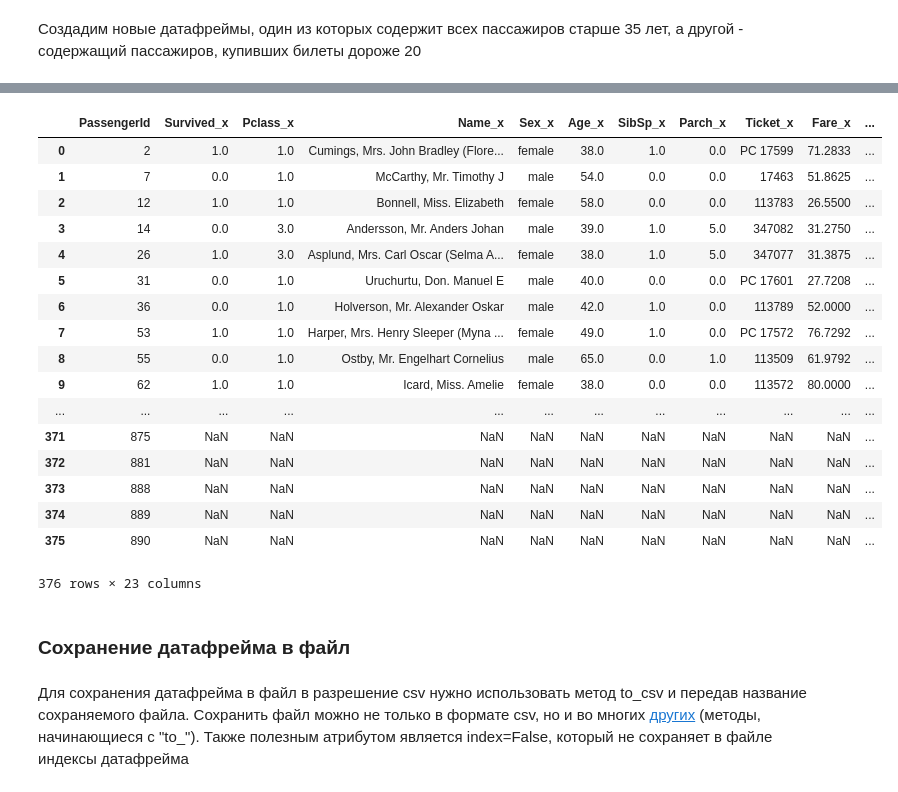
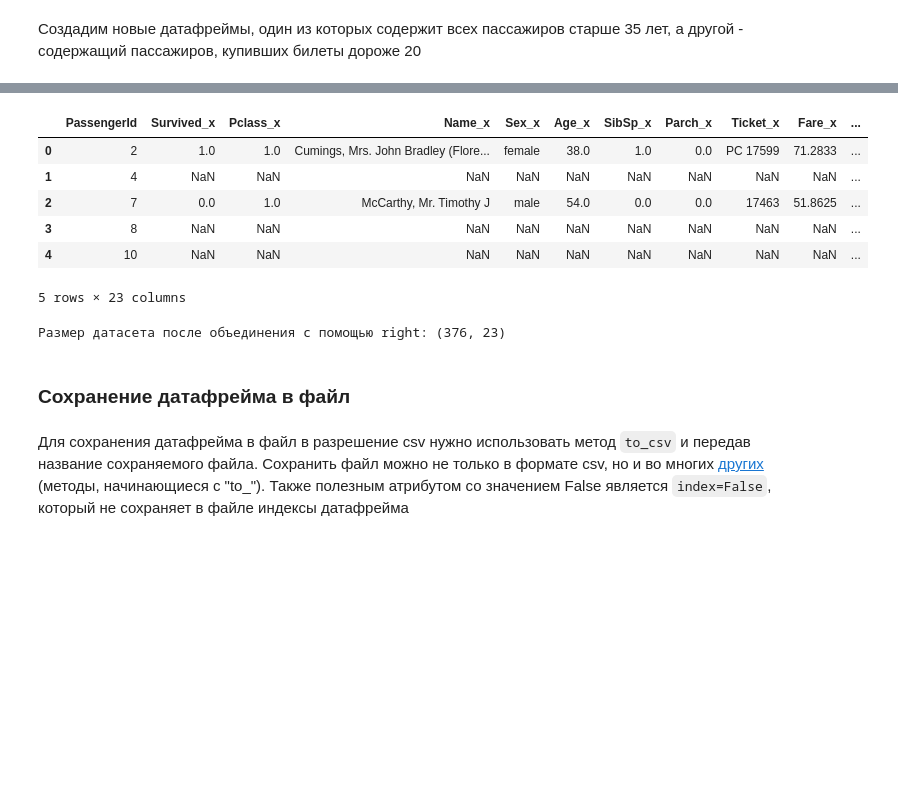
Before and after one commit to Kereat/Notes, a Jupyter notebook: 2. Введение в Pandas/Pandas.ipynb, the cells around one changed output, grey strips where cells are left out. Saved outputs shown, nothing was run; the diff lists cells and outputs as text; code cells hidden in the pictures; blank space fills up the shorter version.

```diff
--- a/2. Введение в Pandas/Pandas.ipynb
+++ b/2. Введение в Pandas/Pandas.ipynb
@@ -14,3 +88,3 @@ import numpy as np
 # %%
-df = pd.read_csv('train.csv')
+df = pd.read_csv('../Data/Titanic/train.csv')
 # %% [markdown]
@@ -947,6 +864,6 @@ df
 # %%
-df = df.assign(TestColumn1 = '123', TestColumn2 = '456')
-df
+df = df.assign(TestColumn1=df['Fare']*3, TestColumn2=df['Age']*2)
+df.head()
 # %% [output]
 |  | PassengerId | Survived | Pclass | Name | Sex | Age | SibSp | Parch | Ticket | Fare | ... |
 | 0 | 1 | 0 | 3 | Braund, Mr. Owen Harris | male | 22.0 | 1 | 0 | A/5 21171 | 7.2500 | ... |
@@ -1410,27 +1150,20 @@ Right
 # %%
-df_age.merge(df_fare, on='PassengerId', how='right')
+df_age.merge(df_fare, on='PassengerId', how='right').head()
 # %% [output]
 |  | PassengerId | Survived_x | Pclass_x | Name_x | Sex_x | Age_x | SibSp_x | Parch_x | Ticket_x | Fare_x | ... |
 | 0 | 2 | 1.0 | 1.0 | Cumings, Mrs. John Bradley (Flore... | female | 38.0 | 1.0 | 0.0 | PC 17599 | 71.2833 | ... |
-| 1 | 7 | 0.0 | 1.0 | McCarthy, Mr. Timothy J | male | 54.0 | 0.0 | 0.0 | 17463 | 51.8625 | ... |
-| 2 | 12 | 1.0 | 1.0 | Bonnell, Miss. Elizabeth | female | 58.0 | 0.0 | 0.0 | 113783 | 26.5500 | ... |
-| 3 | 14 | 0.0 | 3.0 | Andersson, Mr. Anders Johan | male | 39.0 | 1.0 | 5.0 | 347082 | 31.2750 | ... |
-| 4 | 26 | 1.0 | 3.0 | Asplund, Mrs. Carl Oscar (Selma A... | female | 38.0 | 1.0 | 5.0 | 347077 | 31.3875 | ... |
-| 5 | 31 | 0.0 | 1.0 | Uruchurtu, Don. Manuel E | male | 40.0 | 0.0 | 0.0 | PC 17601 | 27.7208 | ... |
-| 6 | 36 | 0.0 | 1.0 | Holverson, Mr. Alexander Oskar | male | 42.0 | 1.0 | 0.0 | 113789 | 52.0000 | ... |
-| 7 | 53 | 1.0 | 1.0 | Harper, Mrs. Henry Sleeper (Myna ... | female | 49.0 | 1.0 | 0.0 | PC 17572 | 76.7292 | ... |
-| 8 | 55 | 0.0 | 1.0 | Ostby, Mr. Engelhart Cornelius | male | 65.0 | 0.0 | 1.0 | 113509 | 61.9792 | ... |
-| 9 | 62 | 1.0 | 1.0 | Icard, Miss. Amelie | female | 38.0 | 0.0 | 0.0 | 113572 | 80.0000 | ... |
-| ... | ... | ... | ... | ... | ... | ... | ... | ... | ... | ... | ... |
-| 371 | 875 | NaN | NaN | NaN | NaN | NaN | NaN | NaN | NaN | NaN | ... |
-| 372 | 881 | NaN | NaN | NaN | NaN | NaN | NaN | NaN | NaN | NaN | ... |
-| 373 | 888 | NaN | NaN | NaN | NaN | NaN | NaN | NaN | NaN | NaN | ... |
-| 374 | 889 | NaN | NaN | NaN | NaN | NaN | NaN | NaN | NaN | NaN | ... |
-| 375 | 890 | NaN | NaN | NaN | NaN | NaN | NaN | NaN | NaN | NaN | ... |
+| 1 | 4 | NaN | NaN | NaN | NaN | NaN | NaN | NaN | NaN | NaN | ... |
+| 2 | 7 | 0.0 | 1.0 | McCarthy, Mr. Timothy J | male | 54.0 | 0.0 | 0.0 | 17463 | 51.8625 | ... |
+| 3 | 8 | NaN | NaN | NaN | NaN | NaN | NaN | NaN | NaN | NaN | ... |
+| 4 | 10 | NaN | NaN | NaN | NaN | NaN | NaN | NaN | NaN | NaN | ... |
-376 rows × 23 columns
+5 rows × 23 columns
+# %%
+print('Размер датасета после объединения с помощью right:', df_age.merge(df_fare, on='PassengerId', how='right').shape)
+# %% [output]
+Размер датасета после объединения с помощью right: (376, 23)
 # %% [markdown]
 ### Сохранение датафрейма в файл
 # %% [markdown]
-Для сохранения датафрейма в файл в разрешение csv нужно использовать метод to_csv и передав название сохраняемого файла. Сохранить файл можно не только в формате csv, но и во многих <a href="https://pandas.pydata.org/pandas-docs/stable/reference/api/pandas.DataFrame.html">других</a> (методы, начинающиеся с "to_"). Также полезным атрибутом является index=False, который не сохраняет в файле индексы датафрейма
+Для сохранения датафрейма в файл в разрешение csv нужно использовать метод <code>to_csv</code> и передав название сохраняемого файла. Сохранить файл можно не только в формате csv, но и во многих <a href="https://pandas.pydata.org/pandas-docs/stable/reference/api/pandas.DataFrame.html">других</a> (методы, начинающиеся с "to_"). Также полезным атрибутом со значением False является <code>index=False</code>, который не сохраняет в файле индексы датафрейма
 # %%
 df.to_csv('df_test_save.csv', index=False)
```
Also changed, not shown: parts of 130 cells of this notebook.
